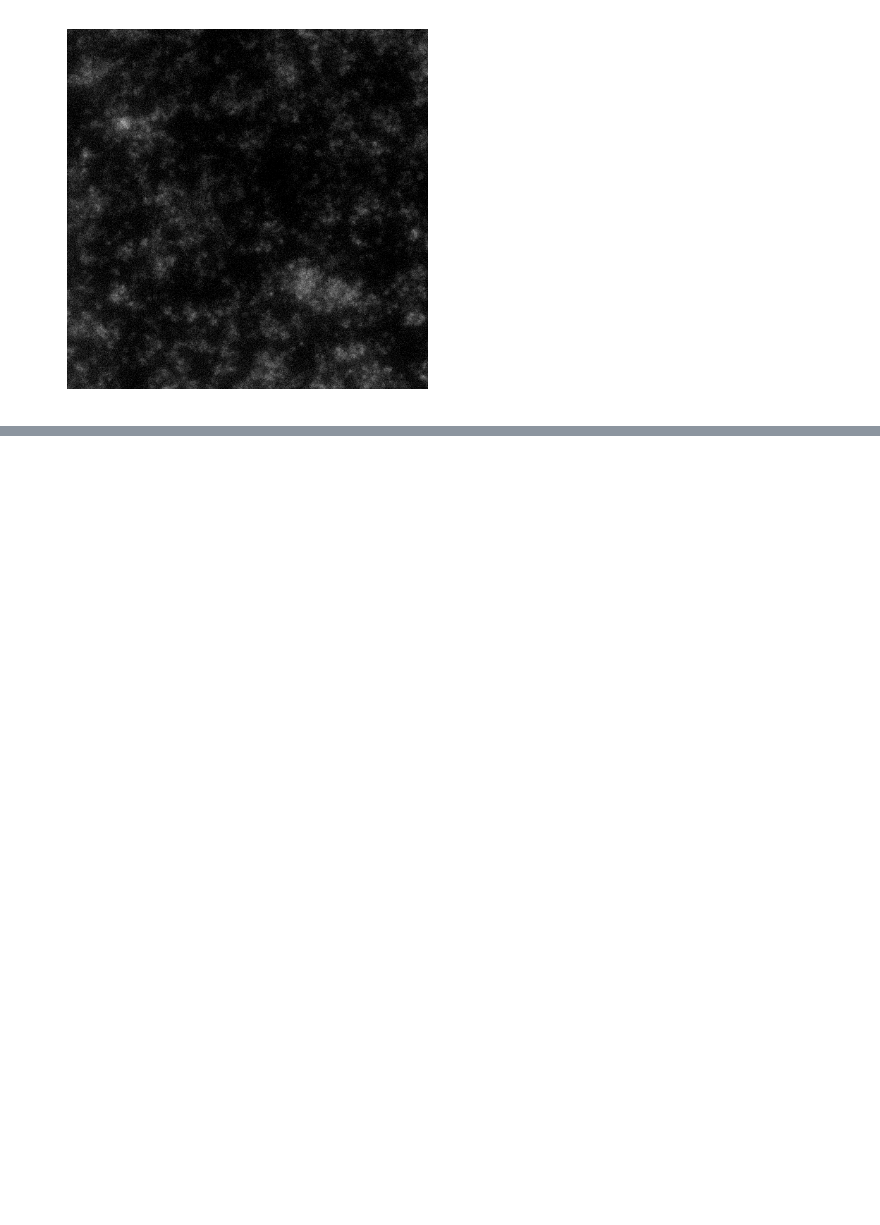
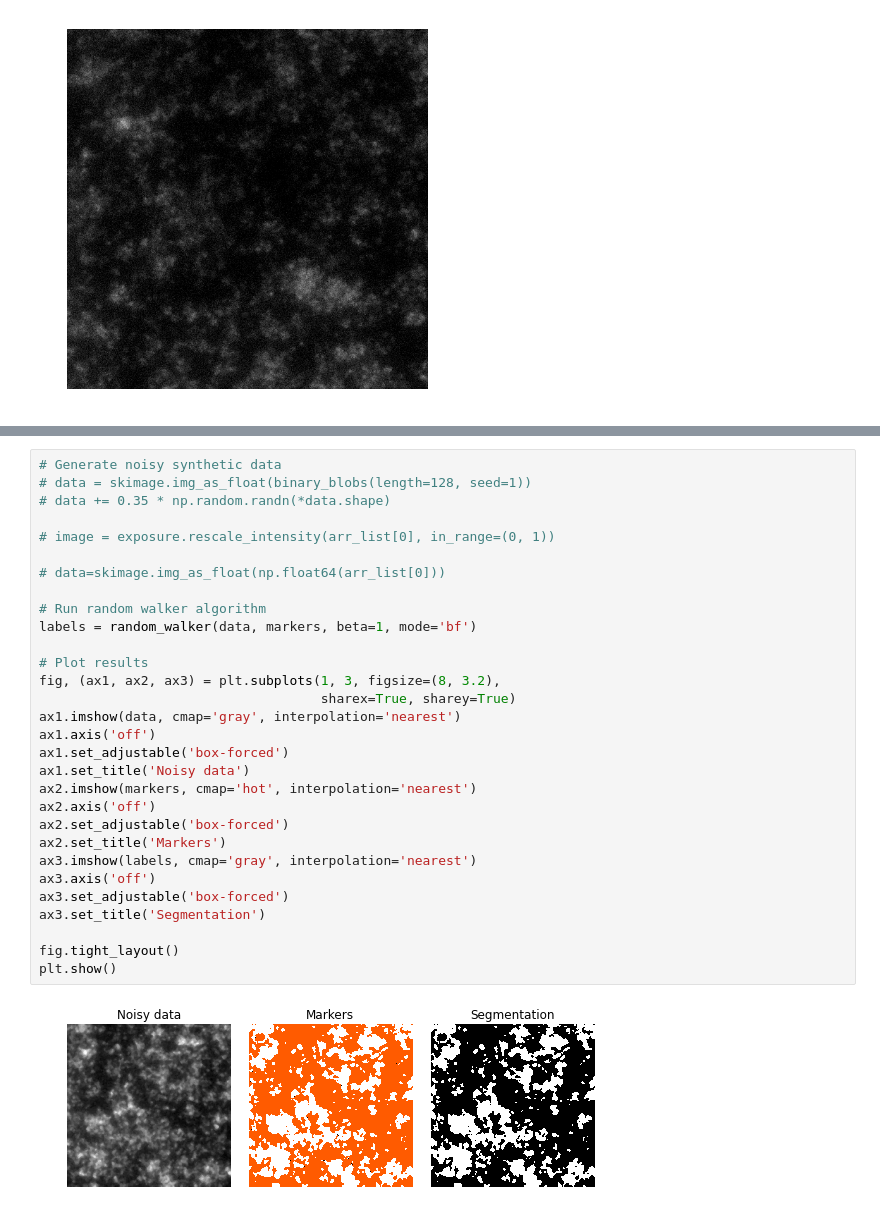
Before and after one commit to rraadd88/htsimaging, a Jupyter notebook: htsimaging/test_ana1_nd2csv.ipynb, the cells around one changed output, grey strips where cells are left out. Cells and saved outputs as stored; diff of their text form; blank space fills up the shorter version.

Commit message:
1 test segmentation

```diff
--- a/htsimaging/test_ana1_nd2csv.ipynb
+++ b/htsimaging/test_ana1_nd2csv.ipynb
@@ -164,0 +181,32 @@ arrlist2vid(stb_arr_list,'demo2_stb.mp4')
+# %%
+# Generate noisy synthetic data
+# data = skimage.img_as_float(binary_blobs(length=128, seed=1))
+# data += 0.35 * np.random.randn(*data.shape)
+
+# image = exposure.rescale_intensity(arr_list[0], in_range=(0, 1))
+
+# data=skimage.img_as_float(np.float64(arr_list[0]))
+
+# Run random walker algorithm
+labels = random_walker(data, markers, beta=1, mode='bf')
+
+# Plot results
+fig, (ax1, ax2, ax3) = plt.subplots(1, 3, figsize=(8, 3.2),
+                                    sharex=True, sharey=True)
+ax1.imshow(data, cmap='gray', interpolation='nearest')
+ax1.axis('off')
+ax1.set_adjustable('box-forced')
+ax1.set_title('Noisy data')
+ax2.imshow(markers, cmap='hot', interpolation='nearest')
+ax2.axis('off')
+ax2.set_adjustable('box-forced')
+ax2.set_title('Markers')
+ax3.imshow(labels, cmap='gray', interpolation='nearest')
+ax3.axis('off')
+ax3.set_adjustable('box-forced')
+ax3.set_title('Segmentation')
+
+fig.tight_layout()
+plt.show()
+# %% [output]
+[figure, added]
```
Also changed, not shown: parts of 10 cells of this notebook.
